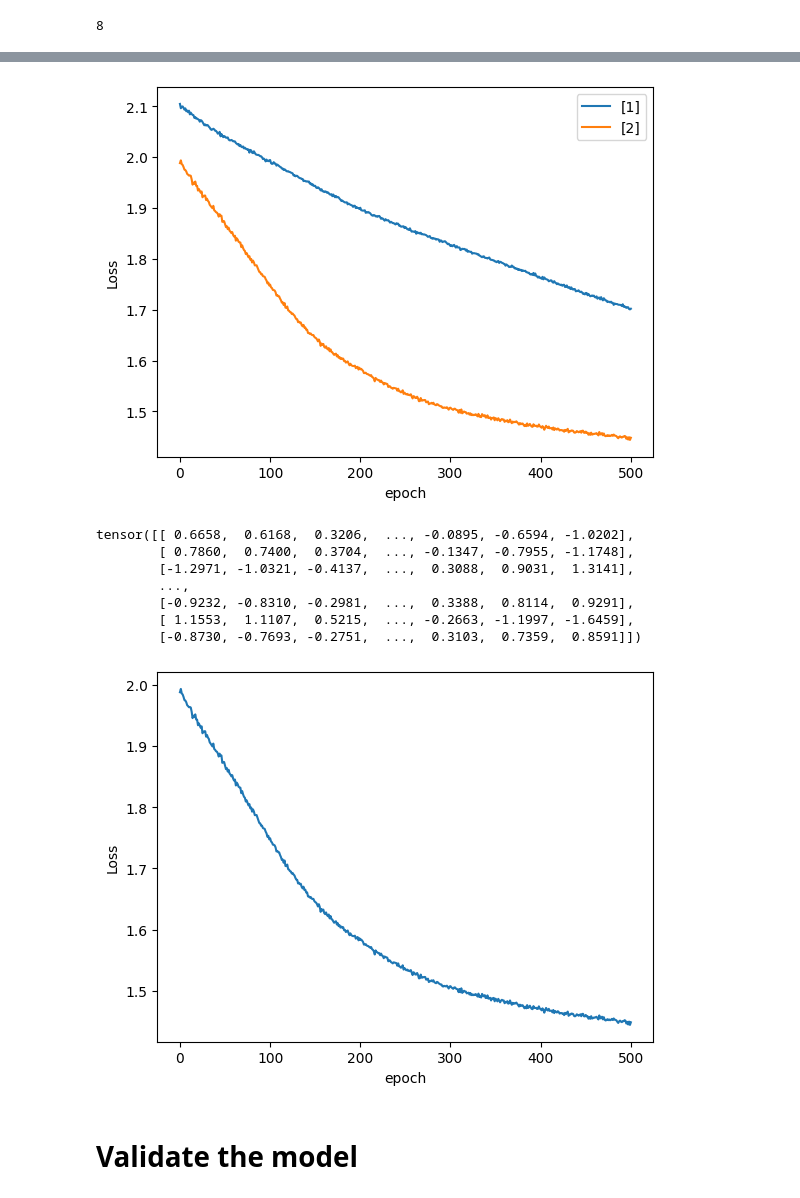
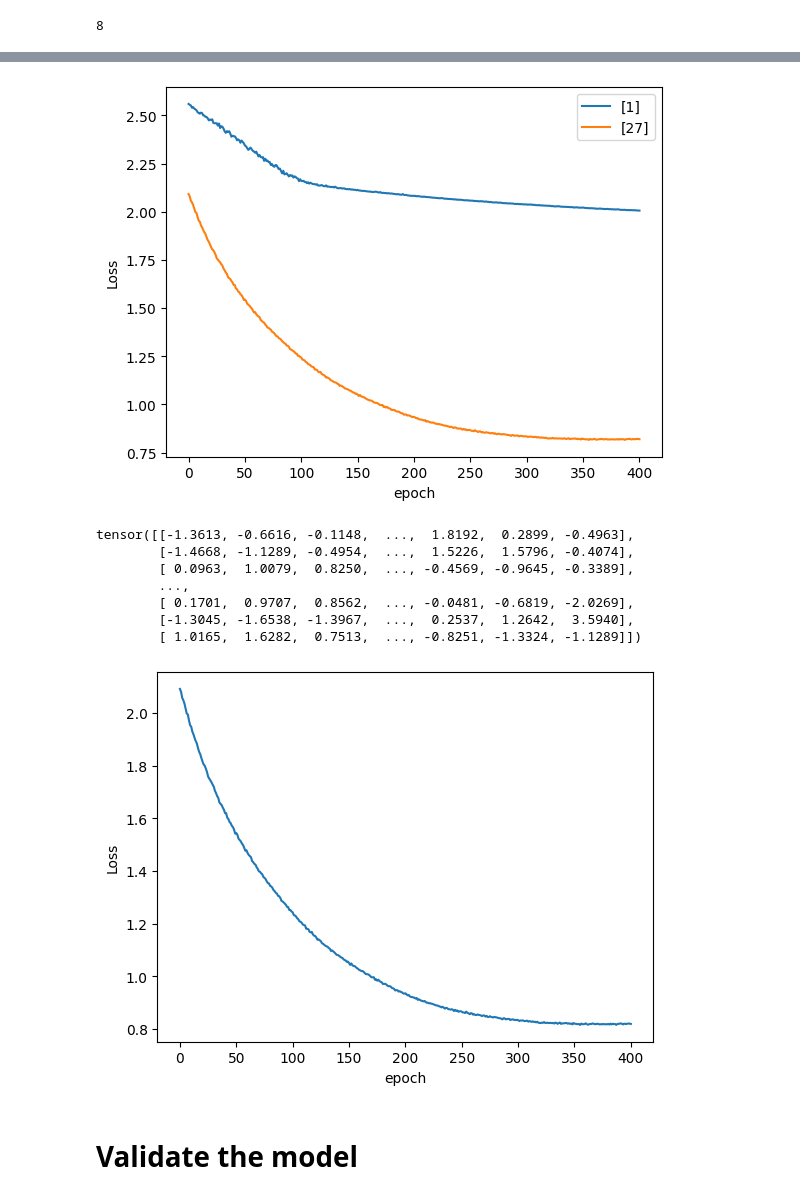
Before and after one commit to andrewbremner3/PlayGroundSeries, a Jupyter notebook: weightrisk-s4e2-pytorch.ipynb, the cells around one changed output, grey strips where cells are left out. Drawn from its saved outputs; the diff is of its cells as text; code cells hidden in the pictures.

```diff
--- a/weightrisk-s4e2-pytorch.ipynb
+++ b/weightrisk-s4e2-pytorch.ipynb
@@ -747,17 +747,19 @@ conts.shape[1]
 # %% [output]
 8
 # %%
-epochs = 501
+epochs = 401
 losses = []
 acc_lst = []
 metric = MulticlassAccuracy(num_classes = 7)
 #([1],[128,64]):#
 #run training
 # ([1024],[1024, 512])
-for i in ([1],[2]):#([1],[98,136,24],[98,136,56,24],[1024, 512],[128,264,64],[128,264,64,32]):#([1024],[1024, 512]):#([1],[128,64],[1024,512],[1024,128],[1024,512,128]):
-    #([512, 128],[1]):
-    #([512, 128], [128,64,32], [512]):
-    #([101,51,25,12],[101,51,25],[51,101,31],[128,64],[512,128,64,32],[128,32],[101,51], [35,25,19],[101],[101,51],[51],[21],[51,101,31]):
+#([1],[98,136,24],[98,136,56,24],[1024, 512],[128,264,64],[128,264,64,32]):
+#([1024],[1024, 512]):
+#([1],[128,64],[1024,512],[1024,128],[1024,512,128]):
+#([101,51,25,12],[101,51,25],[51,101,31],[128,64],[512,128,64,32],[128,32],[101,51], [35,25,19],[101],[101,51],[51],[21],[51,101,31]):
+# ([128,512,64],[256,512,64],[128,264,64],[128,264,64,32]):
+for i in ([1],[27]):
     losses = []
     acc_lst = []
     model = TabluarModel(emb_szs = emb_szs,
@@ -806,21 +806,21 @@ Training took 0.2271053711573283 minutes
 -------------
-[figure, old version]
+[figure, new version]
 # %%
 y_val
 # %% [output]
-tensor([[ 0.6658,  0.6168,  0.3206,  ..., -0.0895, -0.6594, -1.0202],
-        [ 0.7860,  0.7400,  0.3704,  ..., -0.1347, -0.7955, -1.1748],
-        [-1.2971, -1.0321, -0.4137,  ...,  0.3088,  0.9031,  1.3141],
+tensor([[-1.3613, -0.6616, -0.1148,  ...,  1.8192,  0.2899, -0.4963],
+        [-1.4668, -1.1289, -0.4954,  ...,  1.5226,  1.5796, -0.4074],
+        [ 0.0963,  1.0079,  0.8250,  ..., -0.4569, -0.9645, -0.3389],
         ...,
-        [-0.9232, -0.8310, -0.2981,  ...,  0.3388,  0.8114,  0.9291],
-        [ 1.1553,  1.1107,  0.5215,  ..., -0.2663, -1.1997, -1.6459],
-        [-0.8730, -0.7693, -0.2751,  ...,  0.3103,  0.7359,  0.8591]])
+        [ 0.1701,  0.9707,  0.8562,  ..., -0.0481, -0.6819, -2.0269],
+        [-1.3045, -1.6538, -1.3967,  ...,  0.2537,  1.2642,  3.5940],
+        [ 1.0165,  1.6282,  0.7513,  ..., -0.8251, -1.3324, -1.1289]])
 # %%
 plt.plot(range(epochs), [x.item() for x in losses])
 plt.ylabel('Loss')
 plt.xlabel('epoch');
 # %% [output]
-[figure, old version]
+[figure, new version]
 # %% [markdown]
 # Validate the model
 # %%
```
Also changed, not shown: parts of 24 cells of this notebook.
